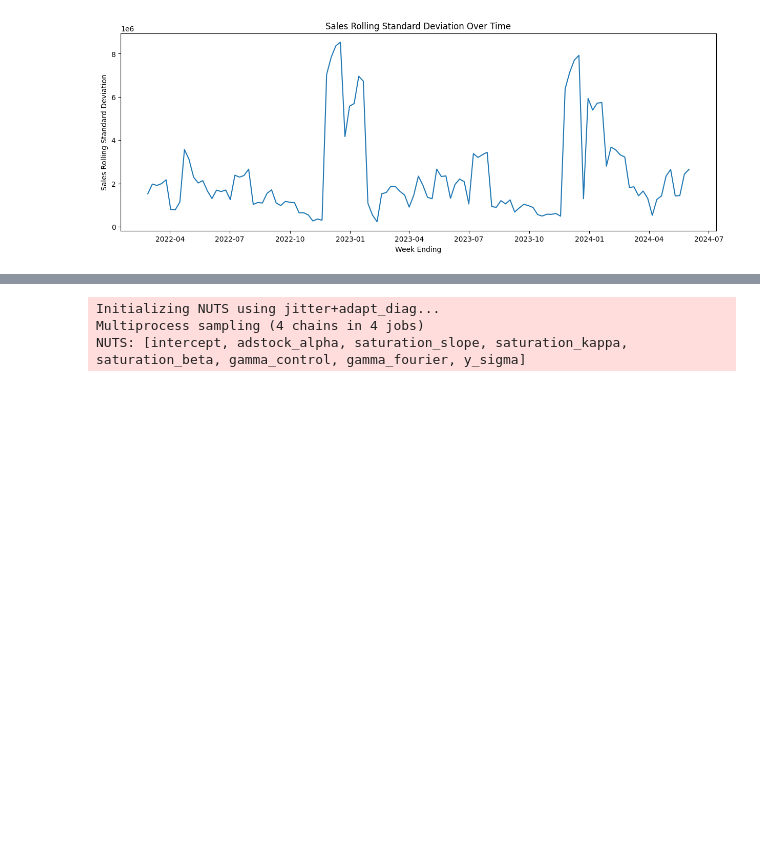
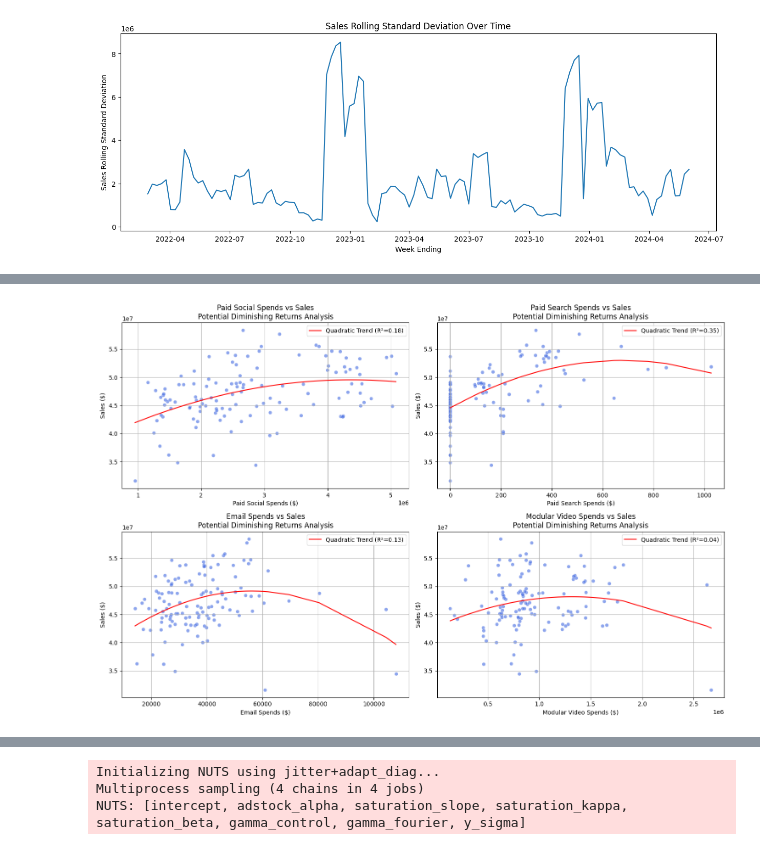
Before and after one commit to naveen3830/Python, a Jupyter notebook: Assignment/PYQ2.ipynb, the cells around one changed output, grey strips where cells are left out. Saved outputs shown, nothing was run; the diff lists cells and outputs as text; code cells hidden in the pictures; blank space fills up the shorter version.

Commit message:
add PYQ3 to the analysis

```diff
--- a/Assignment/PYQ2.ipynb
+++ b/Assignment/PYQ2.ipynb
@@ -435,0 +427,15 @@ Text(0, 0.5, 'Sales Rolling Standard Deviation')
+# %%
+print("\nDistribution Characteristics:")
+
+for col in numeric_cols:
+    skew = df[col].skew()
+    kurtosis=df[col].kurtosis()
+    iqr = df[col].quantile(0.75) - df[col].quantile(0.25)
+    outliers = df[(df[col] < (df[col].quantile(0.25) - 1.5*iqr)) | (df[col] > (df[col].quantile(0.75) + 1.5*iqr))]
+
+    print(f"""
+    {col}:
+    - Skewness: {skew:.2f} ({'Right' if skew > 0 else 'Left'} skewed)
+    - Kurtosis: {kurtosis:.2f} ({'Leptokurtic' if kurtosis > 0 else 'Platykurtic'})
+    - Outliers: {len(outliers)} instances
+    - 95% Range: {df[col].quantile(0.05):,.0f} to {df[col].quantile(0.95):,.0f}""")
@@ -435,0 +474,48 @@ Text(0, 0.5, 'Sales Rolling Standard Deviation')
+# %%
+import pandas as pd
+import matplotlib.pyplot as plt
+import seaborn as sns
+import numpy as np
+from sklearn.preprocessing import PolynomialFeatures
+from sklearn.linear_model import LinearRegression
+from sklearn.metrics import r2_score
+
+spend_columns = ['Paid Social Spends', 'Paid Search Spends',
+                 'Email Spends', 'Modular Video Spends']
+
+# Clean numeric values
+for col in spend_columns + ['Sales']:
+    df[col] = df[col].astype(str).str.replace('[ ,]', '', regex=True).astype(float)
+
+# Create scatter grid
+plt.figure(figsize=(15, 10))
+for i, channel in enumerate(spend_columns, 1):
+    plt.subplot(2, 2, i)
+
+    # Scatter plot
+    sns.scatterplot(data=df, x=channel, y='Sales', alpha=0.6, color='royalblue')
+
+    # Polynomial regression (degree=2 for diminishing returns detection)
+    x = df[channel].values.reshape(-1, 1)
+    y = df['Sales'].values
+    poly = PolynomialFeatures(degree=2)
+    X_poly = poly.fit_transform(x)
+    model = LinearRegression().fit(X_poly, y)
+    y_pred = model.predict(X_poly)
+
+    # Sort values for smooth curve
+    sorted_idx = np.argsort(x.ravel())
+    plt.plot(x[sorted_idx], y_pred[sorted_idx], color='red',
+             label=f'Quadratic Trend (R²={r2_score(y, y_pred):.2f})')
+
+    # Formatting
+    plt.title(f'{channel} vs Sales\nPotential Diminishing Returns Analysis')
+    plt.xlabel(f'{channel} ($)')
+    plt.ylabel('Sales ($)')
+    plt.legend()
+    plt.grid(True)
+
+plt.tight_layout()
+plt.show()
+# %% [output]
+[figure, added]
```
Also changed, not shown: parts of 30 cells of this notebook, 2 other files.
